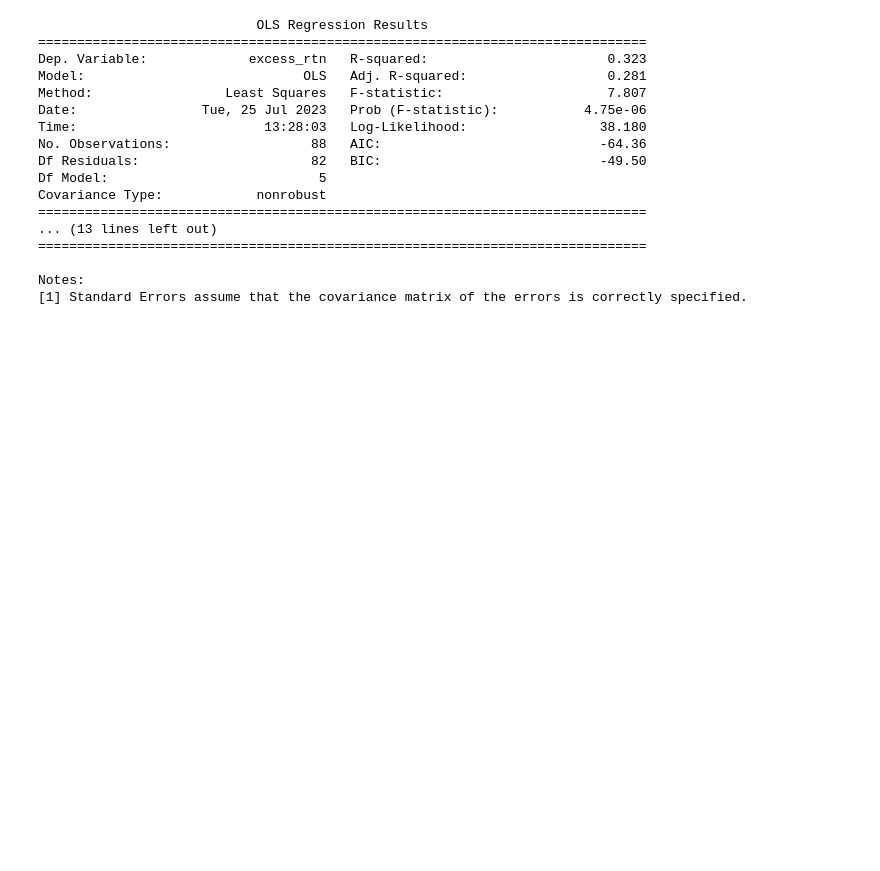
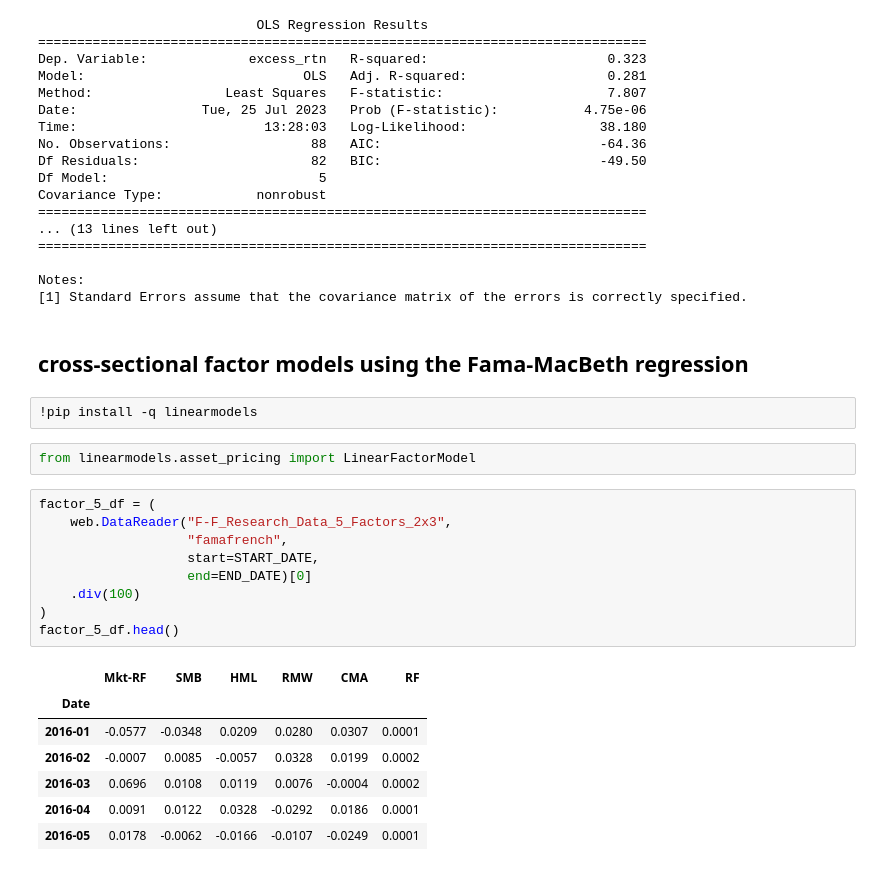
Before and after one commit to AmirGhnbr/multi_factor_models, a Jupyter notebook: multi_factor_models.ipynb, the cells around one changed output. Saved outputs shown, nothing was run; the diff lists cells and outputs as text; blank space fills up the shorter version.

```diff
--- a/multi_factor_models.ipynb
+++ b/multi_factor_models.ipynb
@@ -572,3 +572,26 @@ Covariance Type:            nonrobust
 
 Notes:
 [1] Standard Errors assume that the covariance matrix of the errors is correctly specified.
+# %% [markdown]
+## cross-sectional factor models using the Fama-MacBeth regression
+# %%
+!pip install -q linearmodels
+# %%
+from linearmodels.asset_pricing import LinearFactorModel
+# %%
+factor_5_df = (
+    web.DataReader("F-F_Research_Data_5_Factors_2x3",
+                   "famafrench",
+                   start=START_DATE,
+                   end=END_DATE)[0]
+    .div(100)
+)
+factor_5_df.head()
+# %% [output]
+|  | Mkt-RF | SMB | HML | RMW | CMA | RF |
+| Date |  |  |  |  |  |  |
+| 2016-01 | -0.0577 | -0.0348 | 0.0209 | 0.0280 | 0.0307 | 0.0001 |
+| 2016-02 | -0.0007 | 0.0085 | -0.0057 | 0.0328 | 0.0199 | 0.0002 |
+| 2016-03 | 0.0696 | 0.0108 | 0.0119 | 0.0076 | -0.0004 | 0.0002 |
+| 2016-04 | 0.0091 | 0.0122 | 0.0328 | -0.0292 | 0.0186 | 0.0001 |
+| 2016-05 | 0.0178 | -0.0062 | -0.0166 | -0.0107 | -0.0249 | 0.0001 |
```
Also changed, not shown: parts of 4 cells of this notebook.
